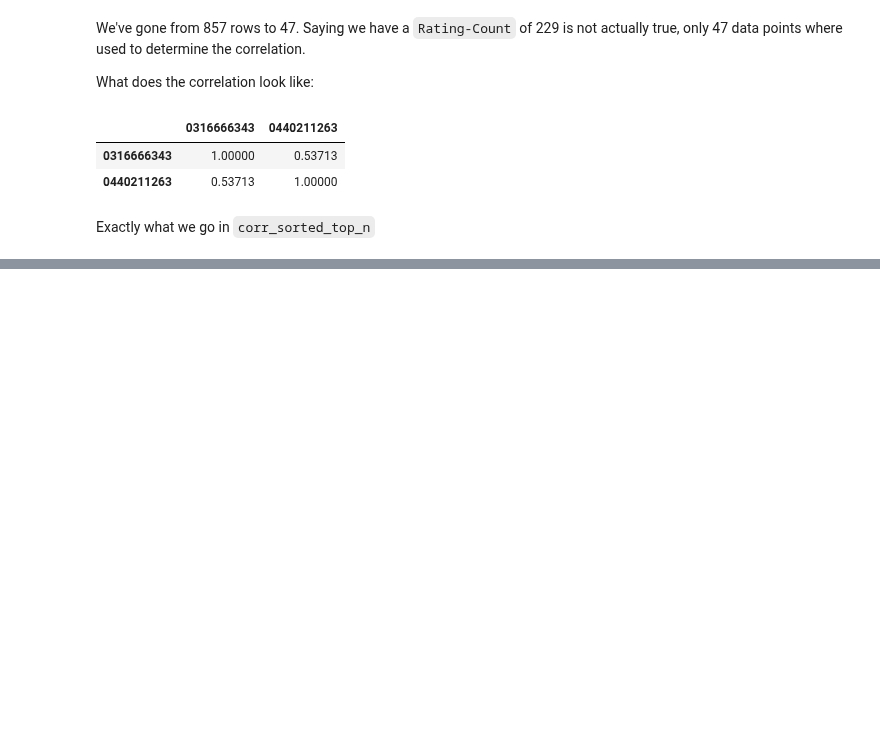
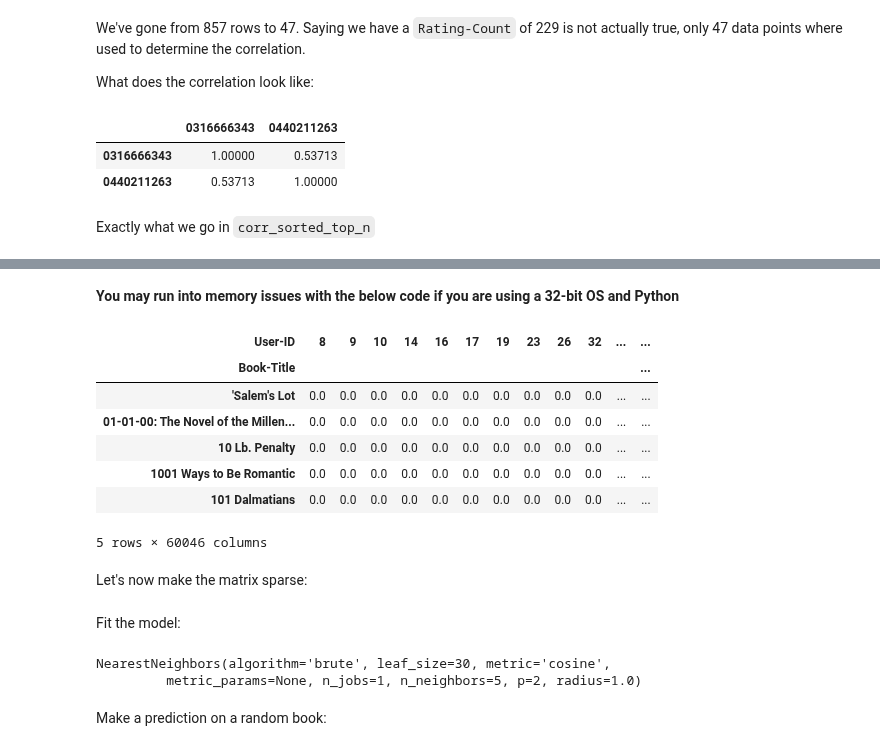
Before and after one commit to harpalsahota/DataScience, a Jupyter notebook: Recommendation_Systems/book_crossings.ipynb, the cells around one changed output, grey strips where cells are left out. Drawn from its saved outputs; the diff is of its cells as text; code cells hidden in the pictures; blank space fills up the shorter version.

```diff
--- a/Recommendation_Systems/book_crossings.ipynb
+++ b/Recommendation_Systems/book_crossings.ipynb
@@ -409,0 +455,3 @@ Exactly what we go in `corr_sorted_top_n`
+# %%
+ratings_with_total_ratings_count = combined_book_ratings.merge(book_rating_count, left_on='Book-Title', right_on='Book-Title', how='left')
+ratings_with_total_ratings_count.head()
@@ -409,0 +504,3 @@ Exactly what we go in `corr_sorted_top_n`
+# %%
+number_of_ratings_threshold = 20
+ratings_with_total_ratings_count[ratings_with_total_ratings_count['Total-Rating-Count'] >= number_of_ratings_threshold]['Book-Title'].nunique()
@@ -409,0 +511,3 @@ Exactly what we go in `corr_sorted_top_n`
+# %%
+popular_rated_books = ratings_with_total_ratings_count[ratings_with_total_ratings_count['Total-Rating-Count'] >= number_of_ratings_threshold]
+popular_rated_books.head()
@@ -409,0 +527,18 @@ Exactly what we go in `corr_sorted_top_n`
+# %% [markdown]
+**You may run into memory issues with the below code if you are using a 32-bit OS and Python**
+# %%
+popular_rated_books = popular_rated_books.drop_duplicates(subset=['User-ID', 'Book-Title']) # Drop rows where a user has rated a book twice.
+popular_rated_books = popular_rated_books.pivot(index='Book-Title', columns='User-ID', values='Book-Rating').fillna(0)
+# %%
+popular_rated_books.head()
+# %% [output]
+| User-ID | 8 | 9 | 10 | 14 | 16 | 17 | 19 | 23 | 26 | 32 | ... | ... |
+| Book-Title |  |  |  |  |  |  |  |  |  |  |  | ... |
+| 'Salem's Lot | 0.0 | 0.0 | 0.0 | 0.0 | 0.0 | 0.0 | 0.0 | 0.0 | 0.0 | 0.0 | ... | ... |
+| 01-01-00: The Novel of the Millen... | 0.0 | 0.0 | 0.0 | 0.0 | 0.0 | 0.0 | 0.0 | 0.0 | 0.0 | 0.0 | ... | ... |
+| 10 Lb. Penalty | 0.0 | 0.0 | 0.0 | 0.0 | 0.0 | 0.0 | 0.0 | 0.0 | 0.0 | 0.0 | ... | ... |
+| 1001 Ways to Be Romantic | 0.0 | 0.0 | 0.0 | 0.0 | 0.0 | 0.0 | 0.0 | 0.0 | 0.0 | 0.0 | ... | ... |
+| 101 Dalmatians | 0.0 | 0.0 | 0.0 | 0.0 | 0.0 | 0.0 | 0.0 | 0.0 | 0.0 | 0.0 | ... | ... |
+5 rows × 60046 columns
+# %% [markdown]
+Let's now make the matrix sparse:
@@ -409,0 +550,10 @@ Exactly what we go in `corr_sorted_top_n`
+# %% [markdown]
+Fit the model:
+# %%
+knn = NearestNeighbors(metric = 'cosine', algorithm = 'brute')
+knn.fit(popular_rated_books_matrix)
+# %% [output]
+NearestNeighbors(algorithm='brute', leaf_size=30, metric='cosine',
+         metric_params=None, n_jobs=1, n_neighbors=5, p=2, radius=1.0)
+# %% [markdown]
+Make a prediction on a random book:
```
Also changed, not shown: parts of 29 cells of this notebook.
